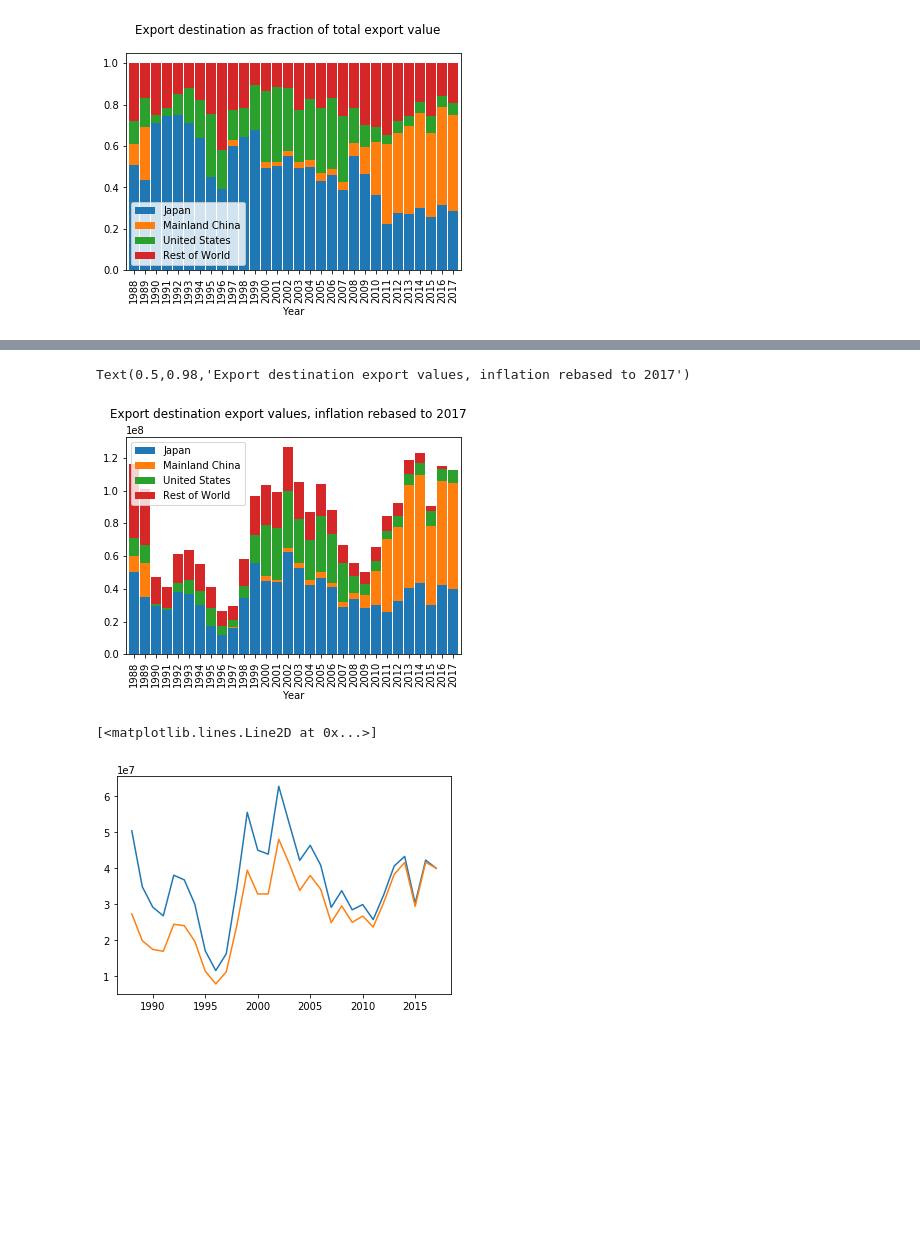
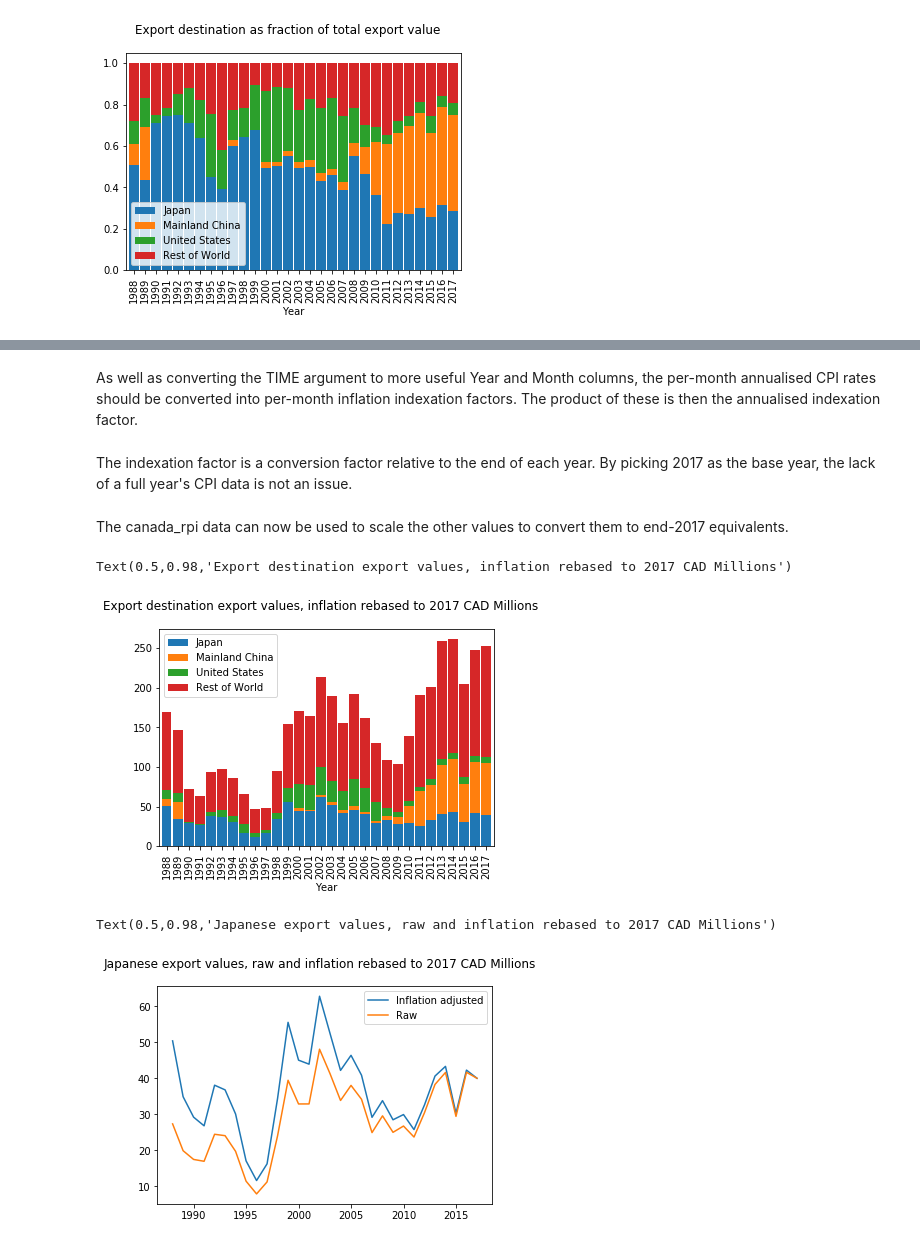
Before and after one commit to GibbsConsulting/ds-collateral, a Jupyter notebook: notebooks/BCLogExports.ipynb, the cells around one changed output, grey strips where cells are left out. Drawn from its saved outputs; the diff is of its cells as text; code cells hidden in the pictures; blank space fills up the shorter version.

```diff
--- a/notebooks/BCLogExports.ipynb
+++ b/notebooks/BCLogExports.ipynb
@@ -80,3 +92,4 @@ dfValues = pd.DataFrame(per_country)
 for c in per_country.keys():
     dfValues[c] = dfValues[c] * total_value
 dfValues['Rest of World'] = total_value - dfValues.apply(np.sum,axis=1)
+dfValues /= 1000000
@@ -95,3 +127,5 @@ raw_cpi = pd.read_csv("raw_data/oecd_inflation_20180117.csv",header=0,thousands=
+# %% [markdown]
+As well as converting the TIME argument to more useful Year and Month columns, the per-month annualised CPI rates should be converted into per-month inflation indexation factors. The product of these is then the annualised indexation factor.
 # %%
 raw_cpi['Year'] = raw_cpi['TIME'].apply(lambda x:x[:4]).apply(int)
 raw_cpi['Month'] = raw_cpi['TIME'].apply(lambda x:x[5:]).apply(int)
@@ -100,24 +134,32 @@ cpi_indexation = raw_cpi.groupby(['LOCATION','Year'])['PerMonthFactor'].prod().r
 # %%
 annual_indexation_factors = cpi_indexation.pivot(index="Year",columns="LOCATION",values="PerMonthFactor")
 annual_index = annual_indexation_factors.apply(np.cumprod,axis=0)
+# %% [markdown]
+The indexation factor is a conversion factor relative to the end of each
+year. By picking 2017 as the base year, the lack of a full year's CPI data is not an issue.
 # %%
 canada_rpi = annual_index['CAN']
 # Rebase to 2017 values; this conveniently skips over the partial year nature of 2017
 canada_rpi /= canada_rpi[2017]
+# %% [markdown]
+The canada_rpi data can now be used to scale the other values to convert them to end-2017 equivalents.
 # %%
 dfInfAdjValues = pd.DataFrame(per_country)
 for c in per_country.keys():
     dfInfAdjValues[c] = dfInfAdjValues[c] * total_value / canada_rpi
 dfInfAdjValues['Rest of World'] = total_value/canada_rpi - dfValues.apply(np.sum,axis=1)
+dfInfAdjValues /=1000000
 # %%
 dfInfAdjValues.plot(kind="bar",stacked=True, width =0.9)
-plt.suptitle("Export destination export values, inflation rebased to 2017", fontsize=12)
+plt.suptitle("Export destination export values, inflation rebased to 2017 CAD Millions", fontsize=12)
 # %% [output]
-Text(0.5,0.98,'Export destination export values, inflation rebased to 2017')
+Text(0.5,0.98,'Export destination export values, inflation rebased to 2017 CAD Millions')
-[figure, old version]
+[figure, new version]
-# %%
-plt.plot(dfInfAdjValues['Japan'])
-plt.plot(dfValues['Japan'])
-# %% [output]
-[<matplotlib.lines.Line2D at 0x...>]
-[figure, removed]
+# %%
+plt.plot(dfInfAdjValues['Japan'],label="Inflation adjusted")
+plt.plot(dfValues['Japan'],label="Raw")
+plt.legend()
+plt.suptitle("Japanese export values, raw and inflation rebased to 2017 CAD Millions", fontsize=12)
+# %% [output]
+Text(0.5,0.98,'Japanese export values, raw and inflation rebased to 2017 CAD Millions')
+[figure, added]
```
Also changed, not shown: parts of 17 cells of this notebook.
